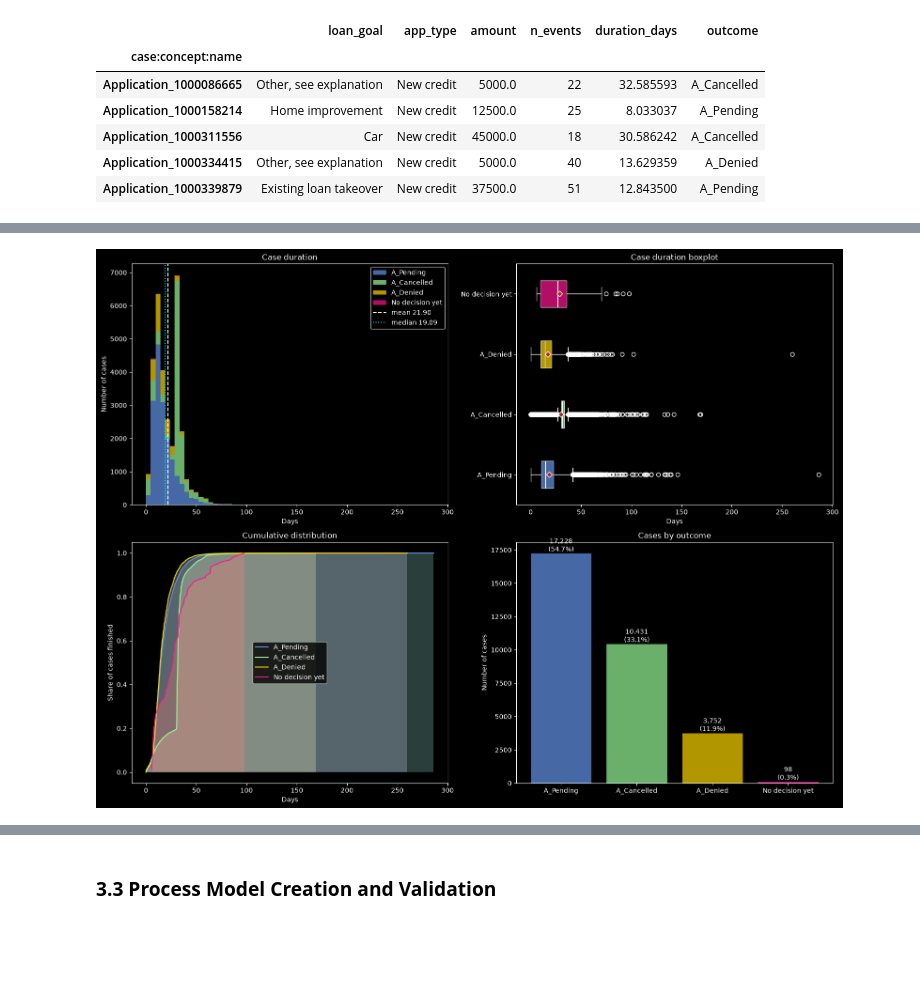
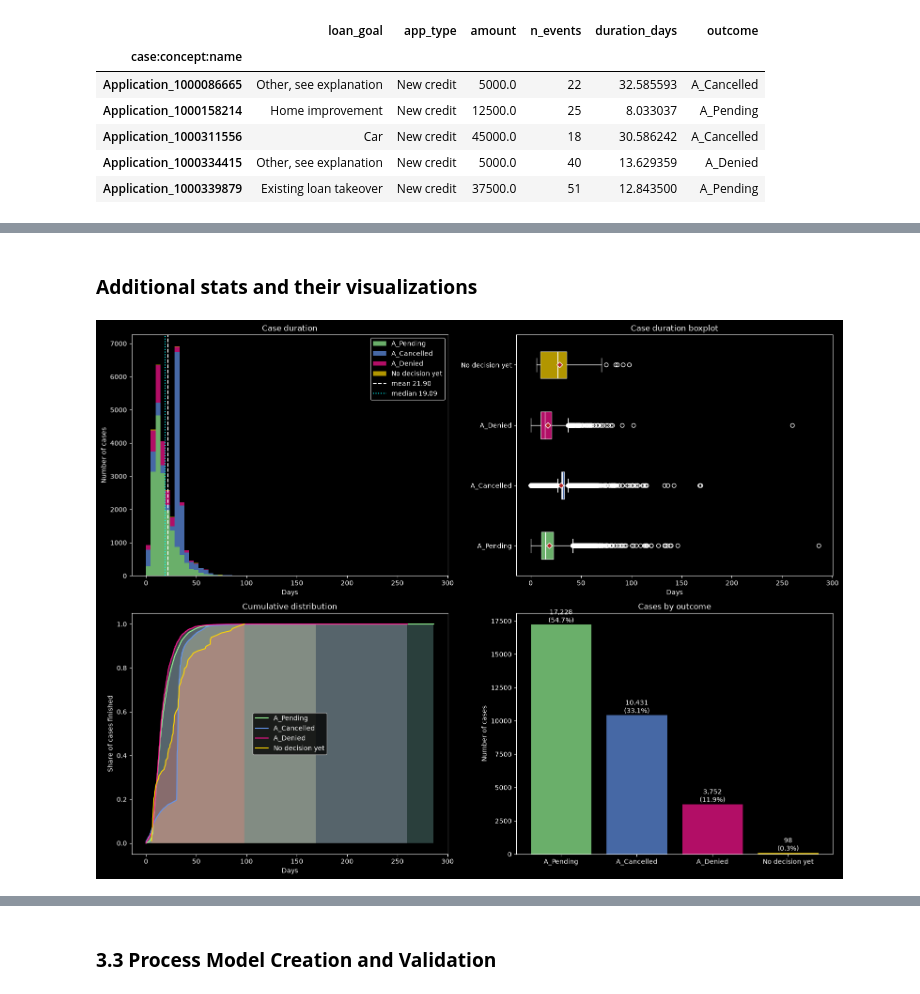
Before and after one commit to M1l3na24/First-Assignment-BPPSO-WS26-27, a Jupyter notebook: assignmentI.ipynb, the cells around one changed output, grey strips where cells are left out. Drawn from its saved outputs; the diff is of its cells as text; code cells hidden in the pictures; blank space fills up the shorter version.

```diff
--- a/assignmentI.ipynb
+++ b/assignmentI.ipynb
@@ -293,0 +300,23 @@ display(cases[:5]) # Line just to visualise the final table
+# %%
+# We must group the cases by lenght, for that, we will use 10th and 90th percentils
+p10, p90 = cases["n_events"].quantile([0.10, 0.90])
+cases["length_group"] = np.select([cases["n_events"] <= p10, cases["n_events"] >= p90],
+                                  ["short", "long"], default="typical")
+order_len = ["short", "typical", "long"]
+print(f" * short: <= {p10:.0f} events")
+print(f" * long: >= {p90:.0f} events")
+print(cases["length_group"].value_counts()[order_len])
+
+# It is necessary a profile of each group (meaning the "typical look" but in numbers)
+cases["n_offers"] = (df[df[act] == "O_Create Offer"].groupby(case).size().reindex(cases.index).fillna(0).astype(int))
+
+profile = cases.groupby("length_group").agg(cases = ("n_events", "size"),
+                                            events_mean = ("n_events", "mean"),
+                                            days_median = ("duration_days", "median"),
+                                            offers_mean = ("n_offers", "mean")).loc[order_len]
+outcome_mix = (pd.crosstab(cases["length_group"], cases["outcome"], normalize="index") * 100).loc[order_len]
+
+
+# Profile
+profile = profile.join(outcome_mix[["A_Pending", "A_Cancelled", "A_Denied"]].add_prefix("% "))
+display(profile.round(1))
@@ -294,3 +542,5 @@ display(cases[:5]) # Line just to visualise the final table
+# %% [markdown]
+### **Additional stats and their visualizations**
 # %%
 # Case duration & outcome distribution
 
@@ -304,10 +554,10 @@ order = ["A_Pending",
          "A_Cancelled",
          "A_Denied",
          "No decision yet"]
-colors = {"A_Pending": "cornflowerblue",
-          "A_Cancelled": "palegreen",
-          "A_Denied": "gold",
-          "No decision yet": "deeppink"}
+colors = {"A_Pending": "palegreen",
+          "A_Cancelled": "cornflowerblue",
+          "A_Denied": "deeppink",
+          "No decision yet": "gold"}
 
 # It is required one duration series per outcome, in a fixed order!
 groups = {o: cases.loc[cases["outcome"] == o, "duration_days"] for o in order}
@@ -359,34 +609,34 @@ axes[0][1].set(title="Case duration boxplot", xlabel="Days")
 # ECDF - Empirical Cumulative Distribution Function (one curve per outcome)
 for o in order:
     x = np.sort(groups[o].values)
     y = np.arange(1, len(x) + 1) / len(x)
     axes[1][0].plot(x,
                     y,
                     color=colors[o],
                     label=o)
     axes[1][0].fill_between(x,y, alpha=0.3)
 axes[1][0].set(title="Cumulative distribution",
                xlabel="Days",
                ylabel="Share of cases finished")
 axes[1][0].legend()
 
 # Cases by outcome
 
 # First, we calculate the frequencies of each category
 counts = cases["outcome"].value_counts().reindex(order)
 axes[1][1].bar(order,
                counts.values,
                color=[colors[o] for o in order],
                alpha=0.7)
 for i, v in enumerate(counts.values):
     axes[1][1].text(i, v, f"{v:,}\n({v/len(cases):.1%})", ha="center", va="bottom")
 axes[1][1].set(title="Cases by outcome",
                ylabel="Number of cases")
 
 plt.tight_layout()
 plt.show()
 # %% [output]
-[figure, old version]
+[figure, new version]
 # %%
 # Changes in graphs with percentil 99
 plt.style.use('dark_background')
```
Also changed, not shown: parts of 13 cells of this notebook, 1 other file.
